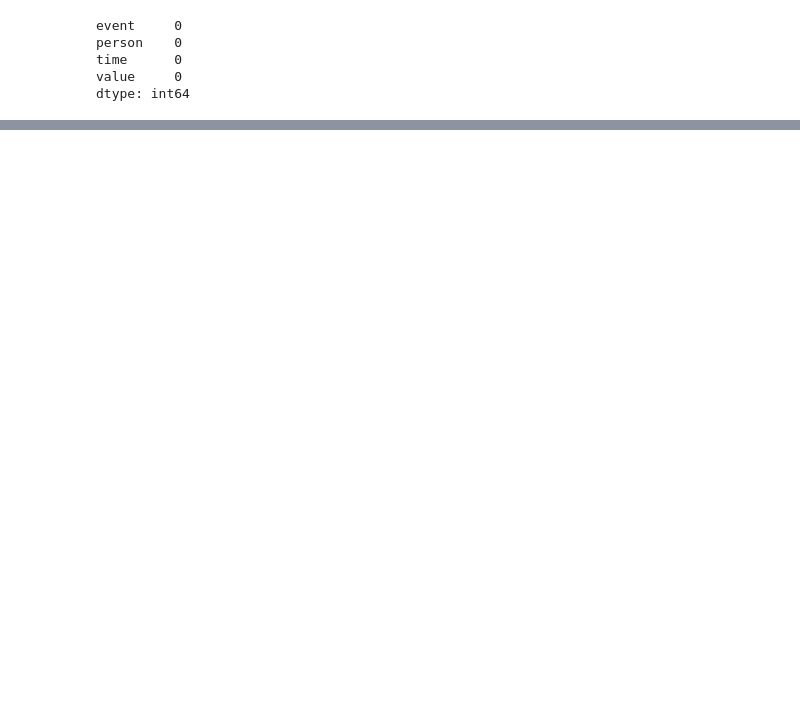
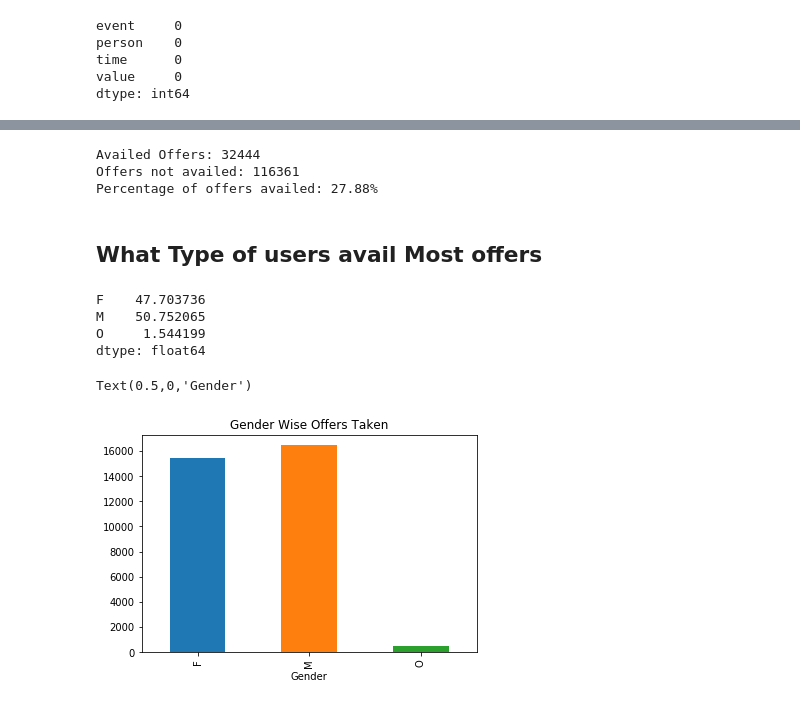
Before and after one commit to shagangrewal/Starbucks_Capstone, a Jupyter notebook: Starbucks_Capstone_notebook.ipynb, the cells around one changed output, grey strips where cells are left out. Saved outputs shown, nothing was run; the diff lists cells and outputs as text; code cells hidden in the pictures; blank space fills up the shorter version.

```diff
--- a/Starbucks_Capstone_notebook.ipynb
+++ b/Starbucks_Capstone_notebook.ipynb
@@ -2348,0 +532,2 @@ Perhaps I could have broken them up into 3 different models for the 3 offer type
+# %%
+df = concat_tables()
@@ -2348,0 +568,15 @@ Perhaps I could have broken them up into 3 different models for the 3 offer type
+# %%
+new_cols = ['event',          'user_id',             'time',
+               'offer_id',  'offer completed',   'offer received',
+           'offer viewed',      'transaction',       'difficulty',
+               'duration',           'reward',            'email',
+                 'mobile',           'social',              'web',
+                   'bogo',         'discount',    'informational',
+       'became_member_on',           '17 - 20',           '20 - 29',
+                 '29 - 39',           '39 - 49',           '49 - 59',
+                 '59 - 69',           '69 - 79',           '79 - 89',
+                 '89 - 99',     '30k - 40k',     '40k - 50k',
+           '50k - 60k',     '60k - 70k',     '70k - 80k',
+           '80k - 90k',    '90k - 100k',   '100k - 110k',
+         '110k - 120k',                'F',                'M',
+                      'O']
@@ -2348,0 +603,2 @@ Perhaps I could have broken them up into 3 different models for the 3 offer type
+# %%
+df.columns = new_cols
@@ -2348,0 +615,34 @@ Perhaps I could have broken them up into 3 different models for the 3 offer type
+# %%
+# Number of completed taken
+taken = df[df["offer completed"] == 1].shape[0]
+
+# Number of records where offer not taken
+not_taken = df[df["offer completed"] == 0].shape[0]
+
+# offers completed to not completed
+percent_taken = (taken / not_taken) * 100
+
+# Print the results
+print("Availed Offers: {}".format(taken))
+print("Offers not availed: {}".format(not_taken))
+print("Percentage of offers availed: {0:.2f}%".format(percent_taken))
+# %% [output]
+Availed Offers: 32444
+Offers not availed: 116361
+Percentage of offers availed: 27.88%
+# %% [markdown]
+## What Type of users avail Most offers
+# %%
+gender_based_taken = df[df['offer completed']==1][['F','M','O']].sum()
+(gender_based_taken/taken)*100
+# %% [output]
+F    47.703736
+M    50.752065
+O     1.544199
+dtype: float64
+# %%
+user_gender_dist = gender_based_taken.plot.bar(title='Gender Wise Offers Taken')
+user_gender_dist.set_xlabel("Gender")
+# %% [output]
+Text(0.5,0,'Gender')
+[figure, added]
```
Also changed, not shown: parts of 278 cells of this notebook.
